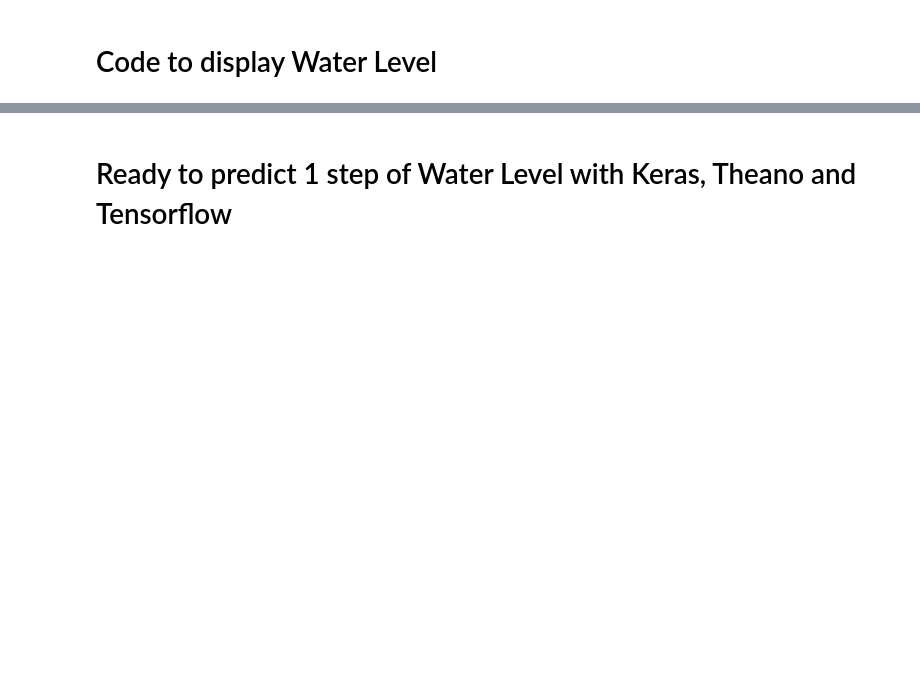
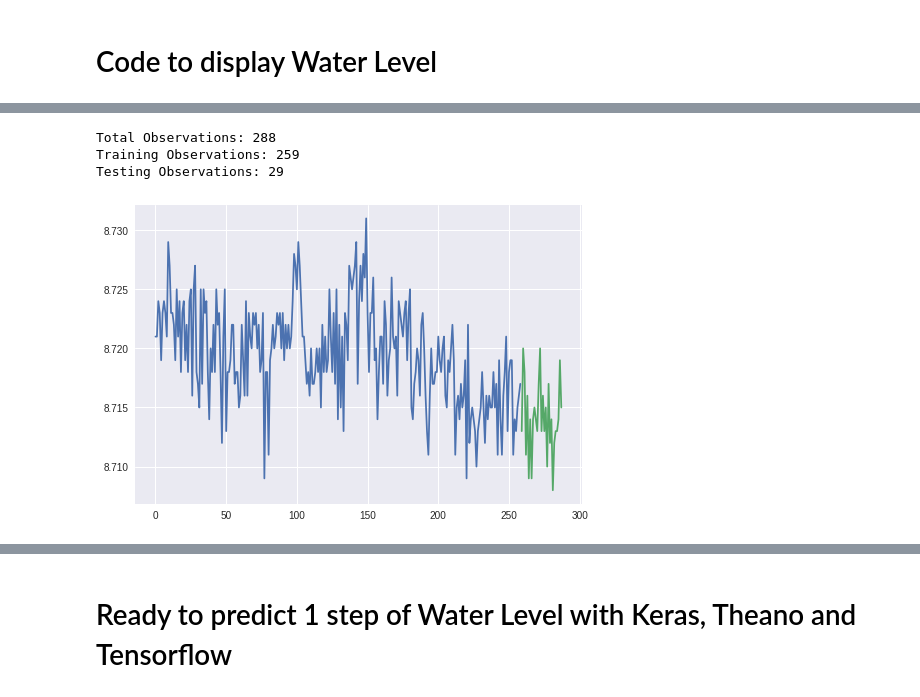
Before and after one commit to AndrewChien78/WaterLevel, a Jupyter notebook: WaterLevel.ipynb, the cells around one changed output, grey strips where cells are left out. Drawn from its saved outputs; the diff is of its cells as text; code cells hidden in the pictures; blank space fills up the shorter version.

```diff
--- a/WaterLevel.ipynb
+++ b/WaterLevel.ipynb
@@ -20,3 +23,6 @@ User uploaded file "WL_Edmonton_1day.csv" with length 3533 bytes
+# %%
+#Setup input_data_File
+input_data_file = 'atimCreek2017-05-01.csv'
 # %% [markdown]
 # Code to display Water Level
 # %%
@@ -25,9 +31,8 @@ User uploaded file "WL_Edmonton_1day.csv" with length 3533 bytes
 # an example of time series decomposition
 # https://machinelearningmastery.com/decompose-time-series-data-trend-seasonality/
 #
-from pandas import Series
+from pandas import read_csv
 from matplotlib import pyplot
-series = Series.from_csv('WL_Edmonton_1day.csv', header=0)
-series.plot()
-pyplot.show()
+series = read_csv(input_data_file, header=0, parse_dates=[0], index_col=0, squeeze=True)
+series.head()
 # %% [output]
@@ -34,0 +65,15 @@ pyplot.show()
+# %%
+X = series.values
+train_size = int(len(X) * 0.90)
+train, test = X[0:train_size], X[train_size:len(X)]
+print('Total Observations: %d' % (len(X)))
+print('Training Observations: %d' % (len(train)))
+print('Testing Observations: %d' % (len(test)))
+pyplot.plot(train)
+pyplot.plot([None for i in train] + [x for x in test])
+pyplot.show()
+# %% [output]
+Total Observations: 288
+Training Observations: 259
+Testing Observations: 29
+[figure, added]
```
Also changed, not shown: parts of 14 cells of this notebook.
